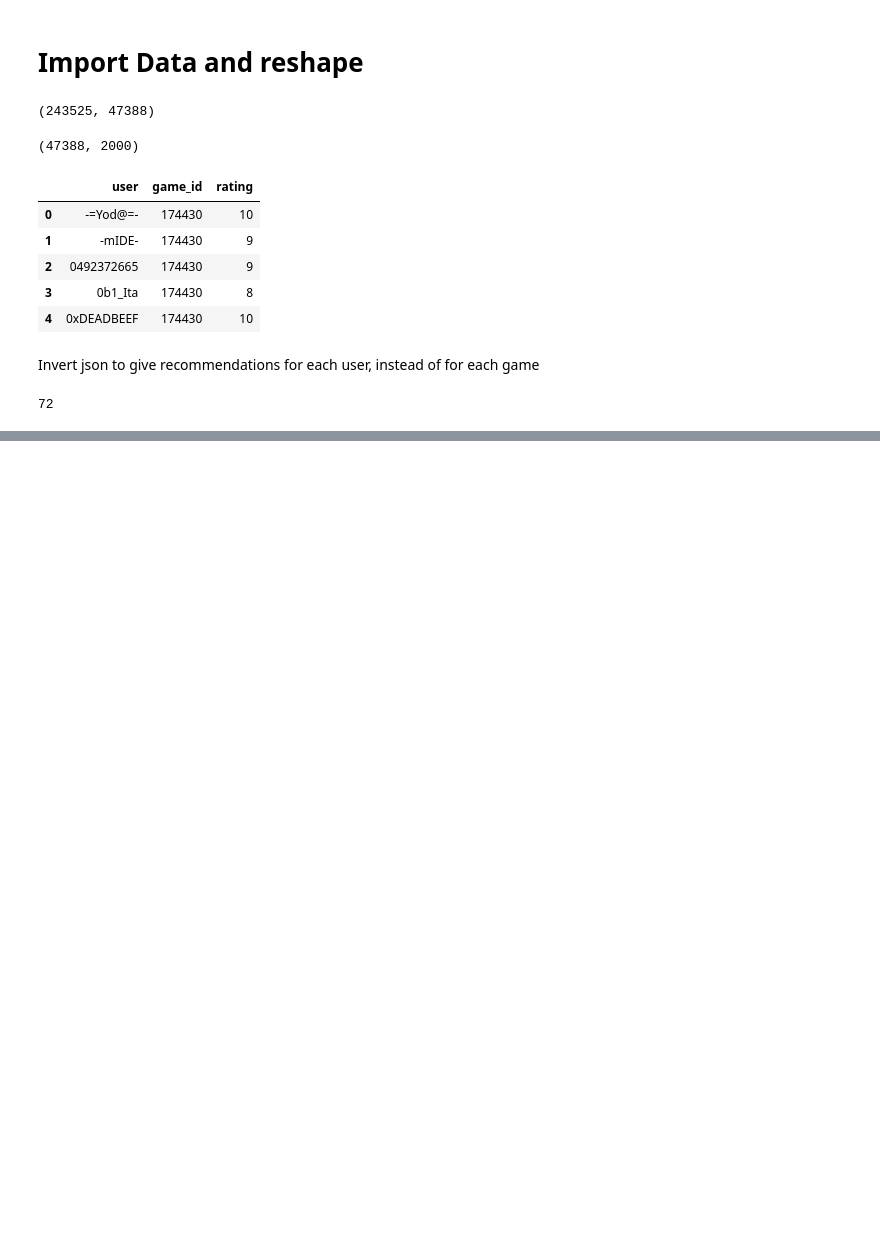
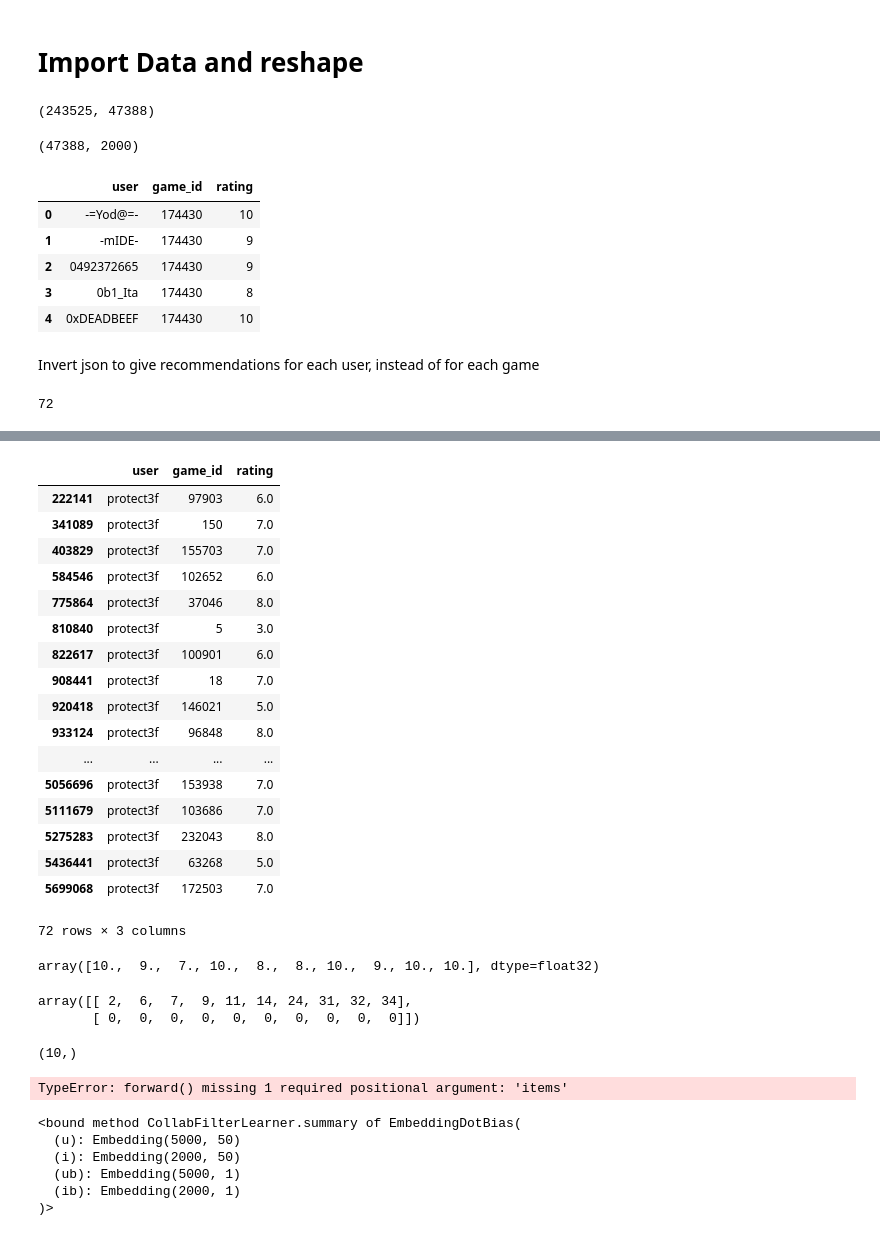
Before and after one commit to MichoelSnow/bgg, a Jupyter notebook: notebooks/recommender_system.ipynb, the cells around one changed output, grey strips where cells are left out. Cells and saved outputs as stored; diff of their text form; code cells hidden in the pictures; blank space fills up the shorter version.

```diff
--- a/notebooks/recommender_system.ipynb
+++ b/notebooks/recommender_system.ipynb
@@ -79,0 +78,3 @@ df.loc['protect3f'].notnull().sum()
+# %%
+df_melt = pd.read_csv('../data/user_ratings_gt50_melt.csv')
+df_melt.head()
@@ -79,0 +88,13 @@ df.loc['protect3f'].notnull().sum()
+# %%
+users = df_melt.user.unique().tolist()
+user_ct = 5*10**3
+rs_ct = 1
+random_users = np.random.RandomState(rs_ct).choice(users, user_ct, False)
+df_melt_small = df_melt.loc[df_melt.user.isin(random_users),:].copy()
+while df_melt_small.loc[df_melt_small.user=='protect3f'].shape[0] == 0:
+    rs_ct+=1
+    random_users = np.random.RandomState(rs_ct).choice(users, user_ct, False)
+    df_melt_small = df_melt.loc[df_melt.user.isin(random_users),:].copy()
+    print(rs_ct)
+df_melt_small = df_melt_small.reset_index(drop=True)
+df_melt_small.shape[0], df_melt.shape[0]
@@ -79,0 +157,48 @@ df.loc['protect3f'].notnull().sum()
+# %%
+df_melt_small.loc[df_melt_small.user=='protect3f']
+# %% [output]
+|  | user | game_id | rating |
+| 222141 | protect3f | 97903 | 6.0 |
+| 341089 | protect3f | 150 | 7.0 |
+| 403829 | protect3f | 155703 | 7.0 |
+| 584546 | protect3f | 102652 | 6.0 |
+| 775864 | protect3f | 37046 | 8.0 |
+| 810840 | protect3f | 5 | 3.0 |
+| 822617 | protect3f | 100901 | 6.0 |
+| 908441 | protect3f | 18 | 7.0 |
+| 920418 | protect3f | 146021 | 5.0 |
+| 933124 | protect3f | 96848 | 8.0 |
+| ... | ... | ... | ... |
+| 5056696 | protect3f | 153938 | 7.0 |
+| 5111679 | protect3f | 103686 | 7.0 |
+| 5275283 | protect3f | 232043 | 8.0 |
+| 5436441 | protect3f | 63268 | 5.0 |
+| 5699068 | protect3f | 172503 | 7.0 |
+72 rows × 3 columns
+# %%
+aa[:10]
+# %% [output]
+array([10.,  9.,  7., 10.,  8.,  8., 10.,  9., 10., 10.], dtype=float32)
+# %%
+cc
+# %% [output]
+array([[ 2,  6,  7,  9, 11, 14, 24, 31, 32, 34],
+       [ 0,  0,  0,  0,  0,  0,  0,  0,  0,  0]])
+# %%
+cc[0].shape
+# %% [output]
+(10,)
+# %%
+cc = np.array([bb[0][:10], bb[1][:10]])
+learn.predict_array(cc)
+# %% [output]
+TypeError: forward() missing 1 required positional argument: 'items'
+# %%
+learn.summary
+# %% [output]
+<bound method CollabFilterLearner.summary of EmbeddingDotBias(
+  (u): Embedding(5000, 50)
+  (i): Embedding(2000, 50)
+  (ub): Embedding(5000, 1)
+  (ib): Embedding(2000, 1)
+)>
```
Also changed, not shown: parts of 24 cells of this notebook.
